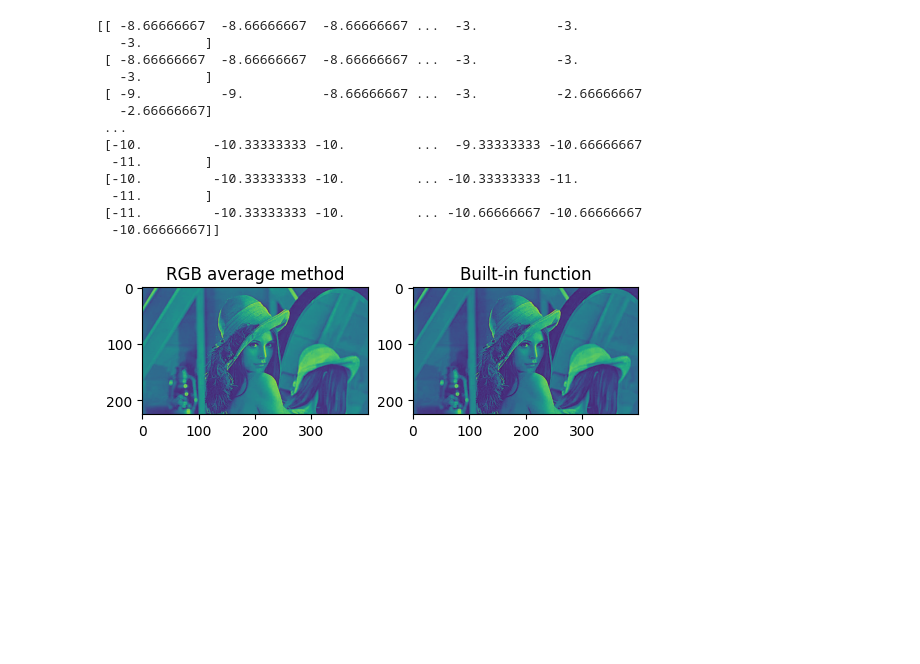
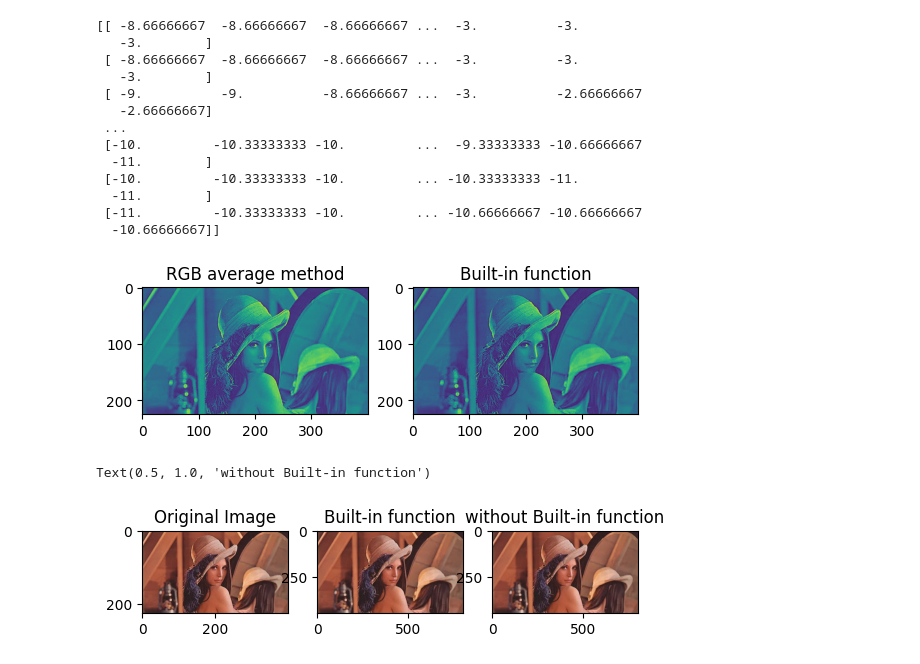
Before and after one commit to pranav-85/DIP_2025, a Jupyter notebook: CS22B1027_Assignment2.ipynb, the cells around one changed output. Drawn from its saved outputs; the diff is of its cells as text; code cells hidden in the pictures; blank space fills up the shorter version.

```diff
--- a/CS22B1027_Assignment2.ipynb
+++ b/CS22B1027_Assignment2.ipynb
@@ -56,3 +56,42 @@ print(gray_image_2 - gray_image_1)
  [-11.         -10.33333333 -10.         ... -10.66666667 -10.66666667
   -10.66666667]]
 [figure]
+# %%
+height, width, _ = fc.shape
+# %%
+#nearest neighbor interpolation
+plt.subplot(131)
+plt.imshow(fc)
+plt.title('Original Image')
+
+#using built-in fucntion
+resized_img = cv2.resize(fc, (width*2, height*2))
+
+plt.subplot(132)
+plt.imshow(resized_img)
+plt.title('Built-in function')
+
+new_height = height*2
+new_width = width*2
+
+#without built-in function
+resized_image = np.zeros((new_height, new_width, fc.shape[2]) if len(fc.shape) == 3 else (new_height, new_width), dtype=fc.dtype)
+
+scale=0.5
+
+for y in range(new_height):
+    for x in range(new_width):
+        original_x = int(round(x*scale))
+        original_y = int(round(y*scale))
+
+        original_x = min(original_x, width - 1)
+        original_y = min(original_y, height - 1)
+        resized_image[y, x] = fc[original_y, original_x]
+
+plt.subplot(133)
+plt.imshow(resized_img)
+
+plt.title('without Built-in function')
+# %% [output]
+Text(0.5, 1.0, 'without Built-in function')
+[figure, added]
```
Also changed, not shown: parts of 3 cells of this notebook, 1 other file.
